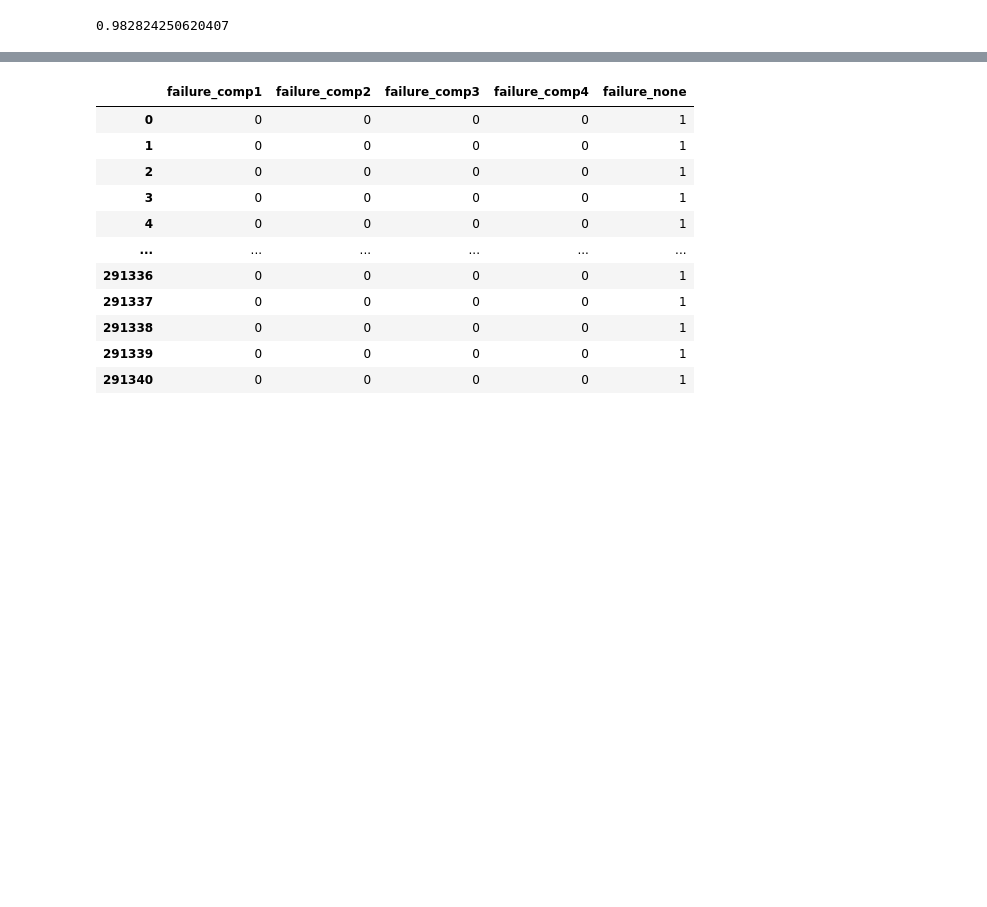
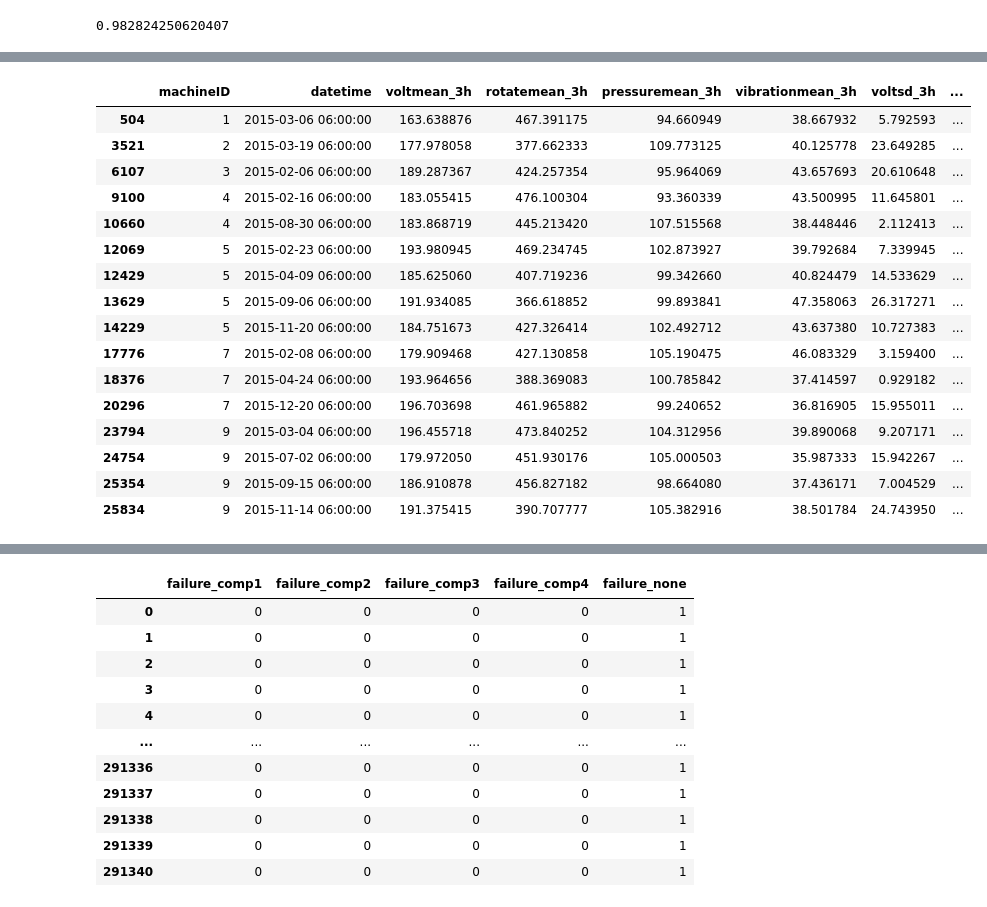
Before and after one commit to michaelchi08/springboard21, a Jupyter notebook: Capstone 2/Predictive Maintenance Capstone2 nb.ipynb, the cells around one changed output, grey strips where cells are left out. Cells and saved outputs as stored; diff of their text form; code cells hidden in the pictures; blank space fills up the shorter version.

```diff
--- a/Capstone 2/Predictive Maintenance Capstone2 nb.ipynb
+++ b/Capstone 2/Predictive Maintenance Capstone2 nb.ipynb
@@ -21,5 +1,6 @@ The data for this example comes from 4 different sources which are real-time tel
 # %%
 import pandas as pd
+pd.options.display.max_columns = 100
 
 telemetry = pd.read_csv('PdM_telemetry.csv')
 errors = pd.read_csv('PdM_errors.csv')
@@ -517,3 +512,5 @@ labeled_features.head()
+# %%
+pd.options.display.max_columns = 100
 # %% [markdown]
 Below is an example of records that are labeled as `failure=comp4` in the failure column. Notice that the first 8 records all occur in the 24-hour window before the first recorded failure of component 4. The next 8 records are within the 24 hour window before another failure of component 4.
 # %%
@@ -614,0 +717,20 @@ model.score(X,y)
+# %%
+labeled_features.loc[labeled_features['failure'] == 'comp1'][:16]
+# %% [output]
+|  | machineID | datetime | voltmean_3h | rotatemean_3h | pressuremean_3h | vibrationmean_3h | voltsd_3h | ... |
+| 504 | 1 | 2015-03-06 06:00:00 | 163.638876 | 467.391175 | 94.660949 | 38.667932 | 5.792593 | ... |
+| 3521 | 2 | 2015-03-19 06:00:00 | 177.978058 | 377.662333 | 109.773125 | 40.125778 | 23.649285 | ... |
+| 6107 | 3 | 2015-02-06 06:00:00 | 189.287367 | 424.257354 | 95.964069 | 43.657693 | 20.610648 | ... |
+| 9100 | 4 | 2015-02-16 06:00:00 | 183.055415 | 476.100304 | 93.360339 | 43.500995 | 11.645801 | ... |
+| 10660 | 4 | 2015-08-30 06:00:00 | 183.868719 | 445.213420 | 107.515568 | 38.448446 | 2.112413 | ... |
+| 12069 | 5 | 2015-02-23 06:00:00 | 193.980945 | 469.234745 | 102.873927 | 39.792684 | 7.339945 | ... |
+| 12429 | 5 | 2015-04-09 06:00:00 | 185.625060 | 407.719236 | 99.342660 | 40.824479 | 14.533629 | ... |
+| 13629 | 5 | 2015-09-06 06:00:00 | 191.934085 | 366.618852 | 99.893841 | 47.358063 | 26.317271 | ... |
+| 14229 | 5 | 2015-11-20 06:00:00 | 184.751673 | 427.326414 | 102.492712 | 43.637380 | 10.727383 | ... |
+| 17776 | 7 | 2015-02-08 06:00:00 | 179.909468 | 427.130858 | 105.190475 | 46.083329 | 3.159400 | ... |
+| 18376 | 7 | 2015-04-24 06:00:00 | 193.964656 | 388.369083 | 100.785842 | 37.414597 | 0.929182 | ... |
+| 20296 | 7 | 2015-12-20 06:00:00 | 196.703698 | 461.965882 | 99.240652 | 36.816905 | 15.955011 | ... |
+| 23794 | 9 | 2015-03-04 06:00:00 | 196.455718 | 473.840252 | 104.312956 | 39.890068 | 9.207171 | ... |
+| 24754 | 9 | 2015-07-02 06:00:00 | 179.972050 | 451.930176 | 105.000503 | 35.987333 | 15.942267 | ... |
+| 25354 | 9 | 2015-09-15 06:00:00 | 186.910878 | 456.827182 | 98.664080 | 37.436171 | 7.004529 | ... |
+| 25834 | 9 | 2015-11-14 06:00:00 | 191.375415 | 390.707777 | 105.382916 | 38.501784 | 24.743950 | ... |
```
Also changed, not shown: parts of 26 cells of this notebook, 6 other files.
